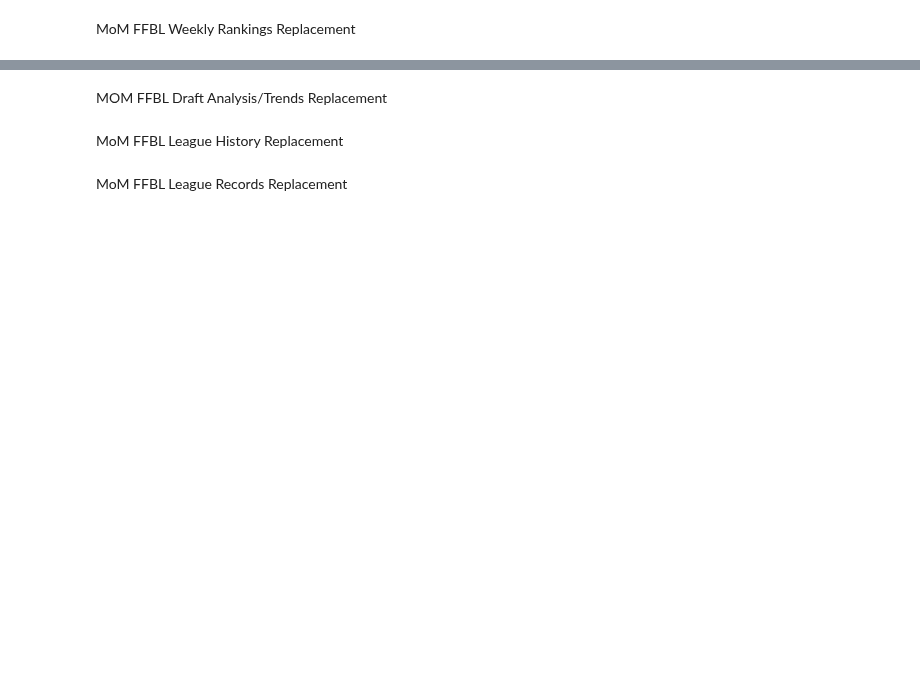
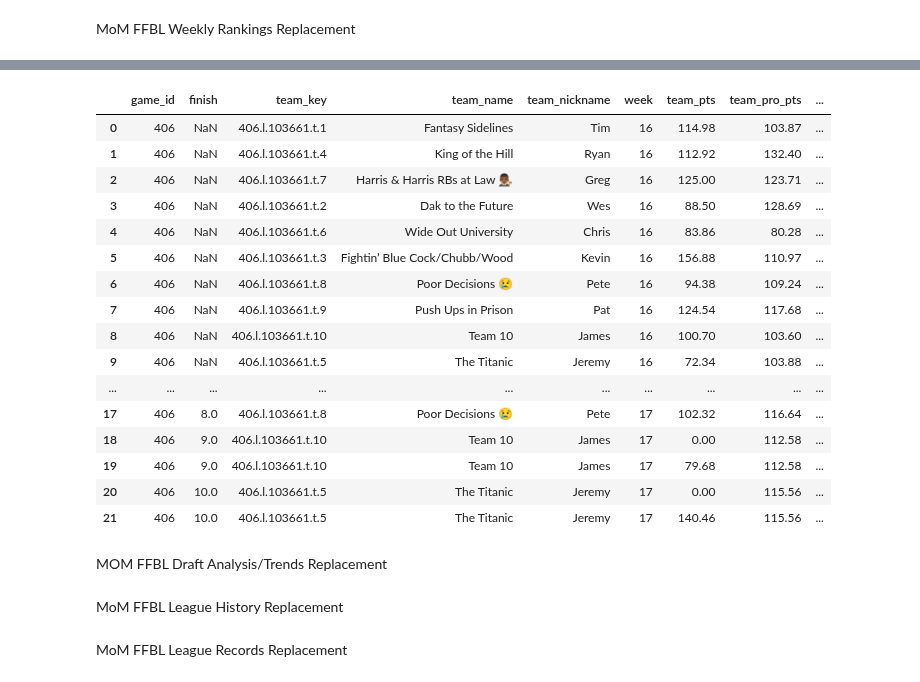
Before and after one commit to cuddebtj/Yahoo_Data, a Jupyter notebook: scripts/worksheet_2.ipynb, the cells around one changed output, grey strips where cells are left out. Saved outputs shown, nothing was run; the diff lists cells and outputs as text; code cells hidden in the pictures; blank space fills up the shorter version.

Commit message:
Before 1 full season test

```diff
--- a/scripts/worksheet_2.ipynb
+++ b/scripts/worksheet_2.ipynb
@@ -722,0 +714,2 @@ for week in playoff_weeks:
+# %%
+test = DatabaseCursor(PATH, options=OPTION_DEV).copy_data_from_postgres("SELECT * FROM prod.playoff_board_406")
@@ -723,3 +718,23 @@ for week in playoff_weeks:
+# %%
+test
+# %% [output]
+|  | game_id | finish | team_key | team_name | team_nickname | week | team_pts | team_pro_pts | ... |
+| 0 | 406 | NaN | 406.l.103661.t.1 | Fantasy Sidelines | Tim | 16 | 114.98 | 103.87 | ... |
+| 1 | 406 | NaN | 406.l.103661.t.4 | King of the Hill | Ryan | 16 | 112.92 | 132.40 | ... |
+| 2 | 406 | NaN | 406.l.103661.t.7 | Harris & Harris RBs at Law 👨🏾‍⚖️ | Greg | 16 | 125.00 | 123.71 | ... |
+| 3 | 406 | NaN | 406.l.103661.t.2 | Dak to the Future | Wes | 16 | 88.50 | 128.69 | ... |
+| 4 | 406 | NaN | 406.l.103661.t.6 | Wide Out University | Chris | 16 | 83.86 | 80.28 | ... |
+| 5 | 406 | NaN | 406.l.103661.t.3 | Fightin’ Blue Cock/Chubb/Wood | Kevin | 16 | 156.88 | 110.97 | ... |
+| 6 | 406 | NaN | 406.l.103661.t.8 | Poor Decisions 😢 | Pete | 16 | 94.38 | 109.24 | ... |
+| 7 | 406 | NaN | 406.l.103661.t.9 | Push Ups in Prison | Pat | 16 | 124.54 | 117.68 | ... |
+| 8 | 406 | NaN | 406.l.103661.t.10 | Team 10 | James | 16 | 100.70 | 103.60 | ... |
+| 9 | 406 | NaN | 406.l.103661.t.5 | The Titanic | Jeremy | 16 | 72.34 | 103.88 | ... |
+| ... | ... | ... | ... | ... | ... | ... | ... | ... | ... |
+| 17 | 406 | 8.0 | 406.l.103661.t.8 | Poor Decisions 😢 | Pete | 17 | 102.32 | 116.64 | ... |
+| 18 | 406 | 9.0 | 406.l.103661.t.10 | Team 10 | James | 17 | 0.00 | 112.58 | ... |
+| 19 | 406 | 9.0 | 406.l.103661.t.10 | Team 10 | James | 17 | 79.68 | 112.58 | ... |
+| 20 | 406 | 10.0 | 406.l.103661.t.5 | The Titanic | Jeremy | 17 | 0.00 | 115.56 | ... |
+| 21 | 406 | 10.0 | 406.l.103661.t.5 | The Titanic | Jeremy | 17 | 140.46 | 115.56 | ... |
 # %% [markdown]
 MOM FFBL Draft Analysis/Trends Replacement
 # %%
```
Also changed, not shown: parts of 6 cells of this notebook, 5 other files.
